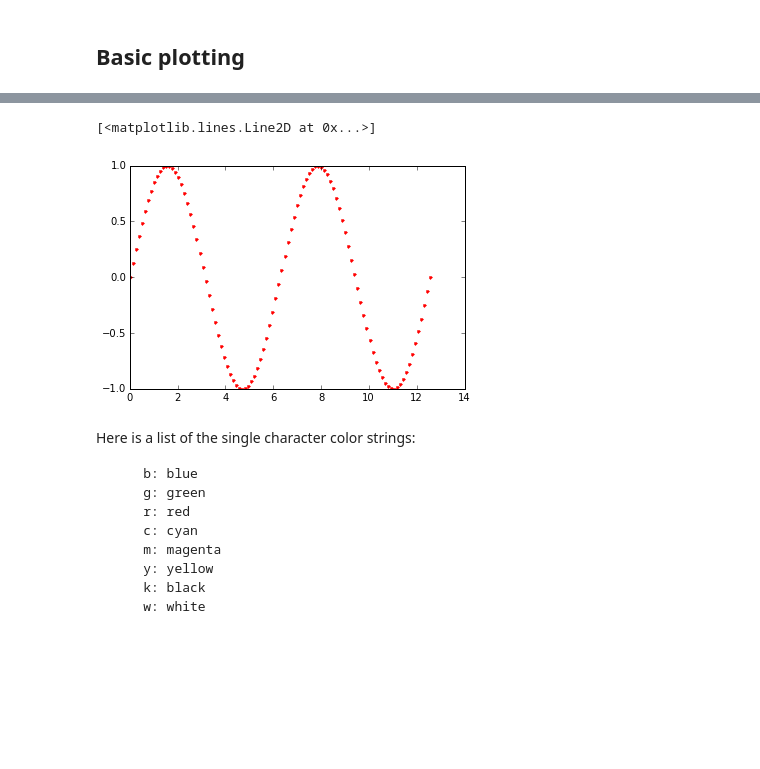
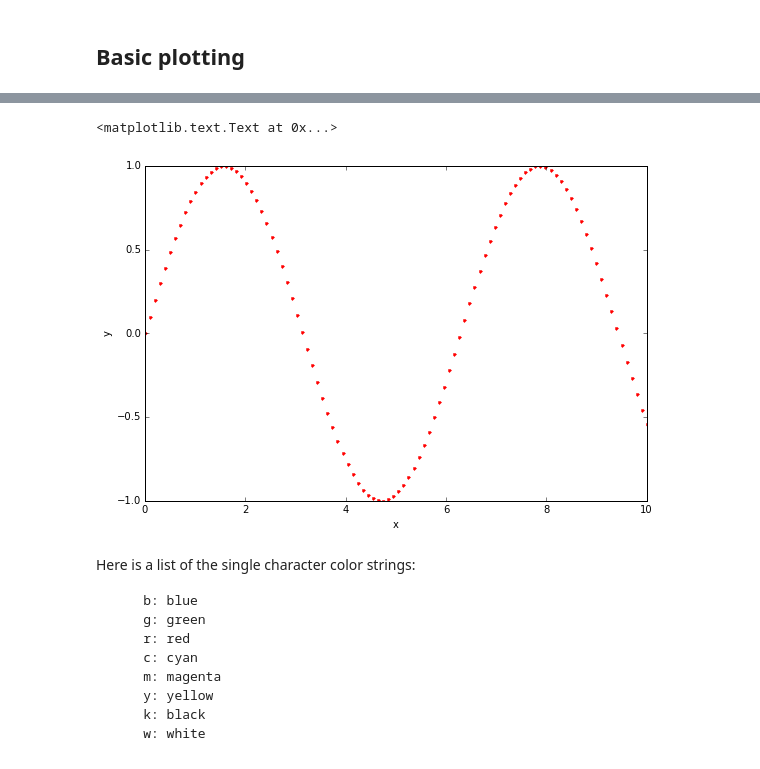
Before and after one commit to calpolydatascience/data301, a Jupyter notebook: Content/Visualization/Matplotlib.ipynb, the cells around one changed output, grey strips where cells are left out. Cells and saved outputs as stored; diff of their text form; code cells hidden in the pictures; blank space fills up the shorter version.

```diff
--- a/Content/Visualization/Matplotlib.ipynb
+++ b/Content/Visualization/Matplotlib.ipynb
@@ -30,8 +105,12 @@ With a third argument you can provide the series color and line/marker style:
-# %%
-plt.plot(t, np.sin(t), 'r.')
-# %% [output]
-[<matplotlib.lines.Line2D at 0x...>]
-[figure, removed]
+# %%
+f = plt.figure(figsize=(9,6)) # 9" x 6", default is 8" x 5.5"
+
+plt.plot(t, np.sin(t), 'r.');
+plt.xlabel('x')
+plt.ylabel('y')
+# %% [output]
+<matplotlib.text.Text at 0x...>
+[figure, added]
 # %% [markdown]
 Here is a list of the single character color strings:
 
```
Also changed, not shown: parts of 38 cells of this notebook, 2 other files.
